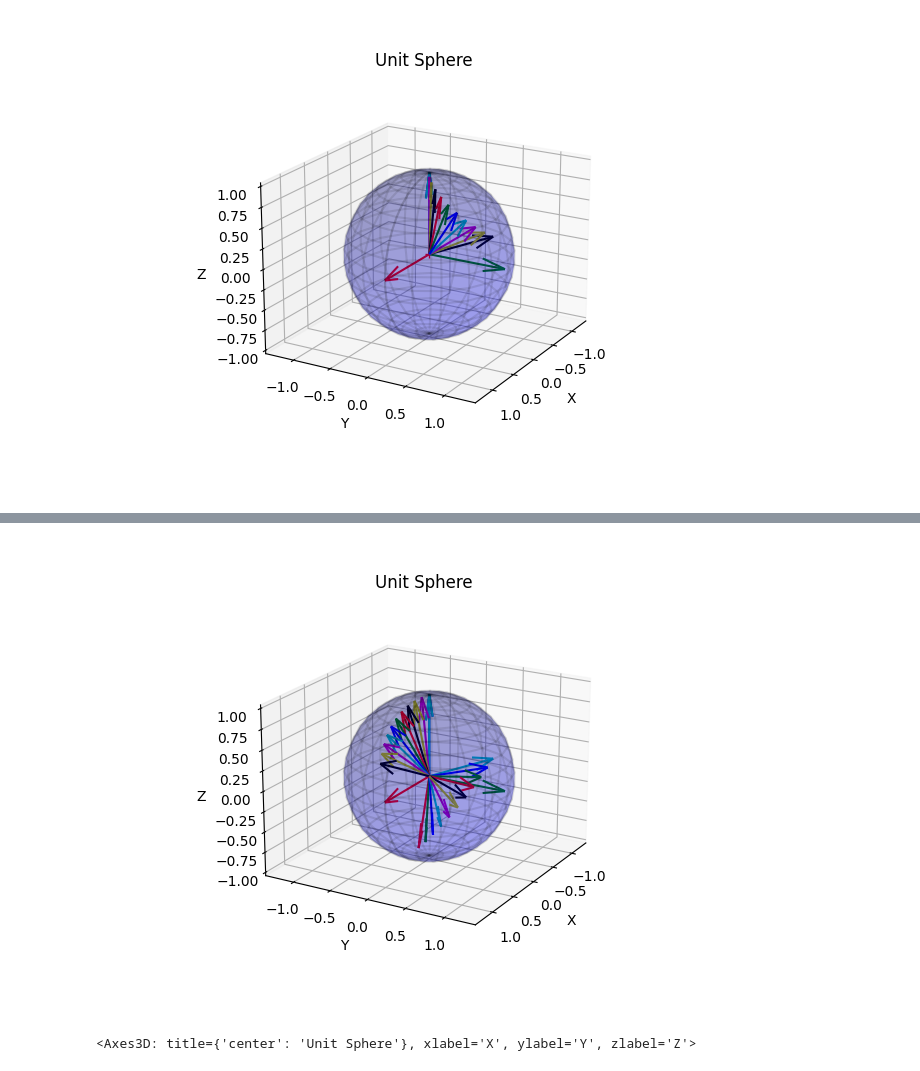
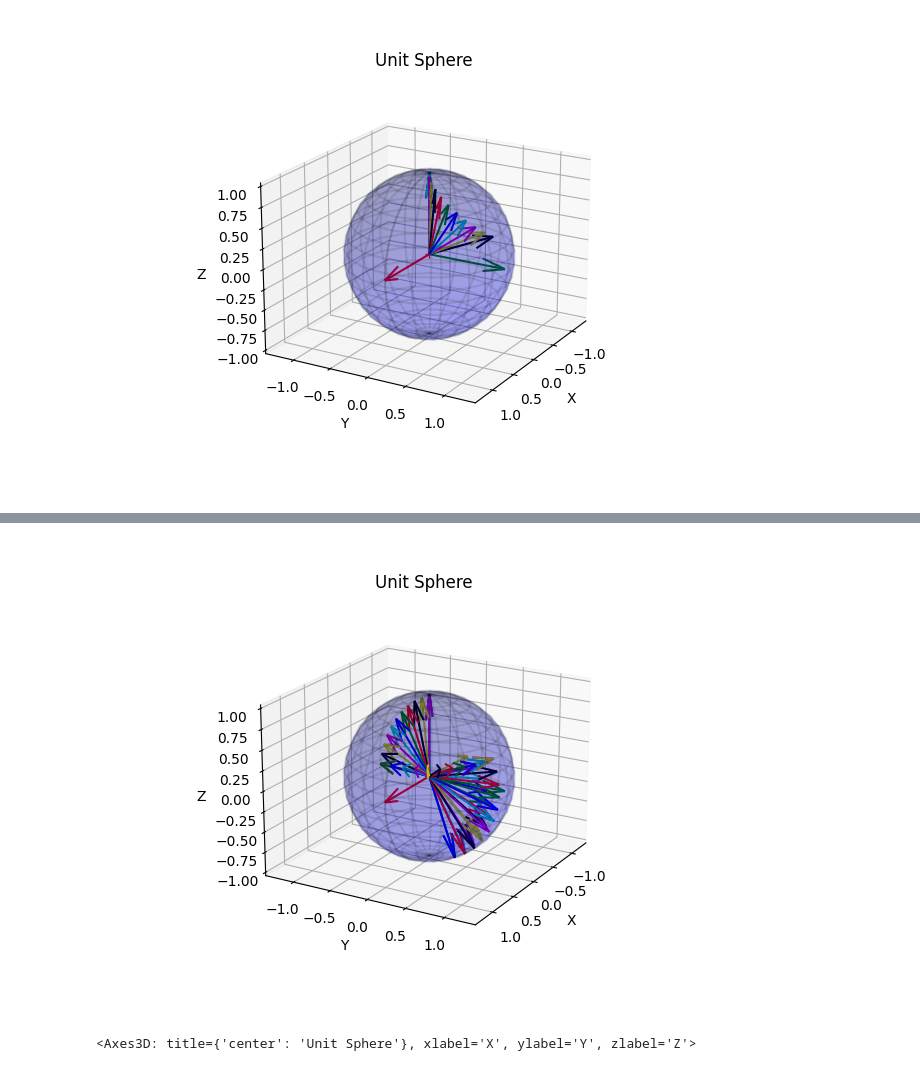
Before and after one commit to mustafab0/cross-spherical, a Jupyter notebook: code/trajectory/great_circle_path.ipynb, the cells around one changed output, grey strips where cells are left out. Cells and saved outputs as stored; diff of their text form; code cells hidden in the pictures.

```diff
--- a/code/trajectory/great_circle_path.ipynb
+++ b/code/trajectory/great_circle_path.ipynb
@@ -393,33 +415,56 @@ plot_vector(euls_list)
 # %%
 euls_list = [[ 1 , 0 , 0 ] ,
 [ 0 , 1 , 0 ] ,
 [ 0 , 0 , 1 ] ,
+[ 0.0 , 0.0 , 1.0 ] ,
 [0.0000, 0.0000, 1.0000],
 [0.1089, -0.0372, 0.9934],
 [0.2177, -0.0696, 0.9735],
 [0.3249, -0.0967, 0.9408],
 [0.4288, -0.1181, 0.8957],
 [0.5279, -0.1334, 0.8388],
 [0.6207, -0.1426, 0.7710],
 [0.7058, -0.1453, 0.6933],
 [0.7820, -0.1416, 0.6069],
 [0.8482, -0.1315, 0.5131],
 [0.9033, -0.1152, 0.4132],
-[0.7597, 0.2978, -0.5780],
-[0.7824, 0.4016, -0.4761],
-[0.7834, 0.5011, -0.3677],
-[0.7628, 0.5941, -0.2554],
-[0.7210, 0.6782, -0.1421],
-[0.6591, 0.7514, -0.0304],
-[0.5786, 0.8120, 0.0769],
-[0.4814, 0.8584, 0.1772],
-[0.3699, 0.8895, 0.2681],
-[0.2469, 0.9046, 0.3474],
-[0.1152, 0.9033, 0.4132]]
+[0.9033, -0.1152, 0.4132],
+[0.9102, 0.0275, 0.4132],
+[0.8947, 0.1696, 0.4132],
+[0.8572, 0.3075, 0.4132],
+[0.7985, 0.4378, 0.4132],
+[0.7202, 0.5573, 0.4132],
+[0.6242, 0.6631, 0.4132],
+[0.5128, 0.7526, 0.4132],
+[0.3887, 0.8235, 0.4132],
+[0.2551, 0.8742, 0.4132],
+[0.1152, 0.9033, 0.4132],
+[0.1152, 0.9033, 0.4132],
+[0.1152, 0.9568, 0.2668],
+[0.1152, 0.9868, 0.1138],
+[0.1152, 0.9925, -0.0420],
+[0.1152, 0.9737, -0.1967],
+[0.1152, 0.9309, -0.3466],
+[0.1152, 0.8652, -0.4880],
+[0.1152, 0.7782, -0.6173],
+[0.1152, 0.6721, -0.7314],
+[0.1152, 0.5494, -0.8276],
+[0.1152, 0.4132, -0.9033],
+[0.1152, 0.4132, -0.9033],
+[-0.0435, 0.4669, -0.8832],
+[-0.2045, 0.4978, -0.8429],
+[-0.3623, 0.5048, -0.7835],
+[-0.5119, 0.4877, -0.7072],
+[-0.6482, 0.4471, -0.6164],
+[-0.7668, 0.3842, -0.5141],
+[-0.8638, 0.3013, -0.4037],
+[-0.9361, 0.2009, -0.2889],
+[-0.9811, 0.0865, -0.1733],
+[-0.9974, -0.0383, -0.0608]]
 
 plot_vector(euls_list)
 # %% [output]
-[figure, old version]
+[figure, new version]
 <Axes3D: title={'center': 'Unit Sphere'}, xlabel='X', ylabel='Y', zlabel='Z'>
 # %%
 np.set_printoptions(precision=2)
```
Also changed, not shown: parts of 2 cells of this notebook, 2 other files.
